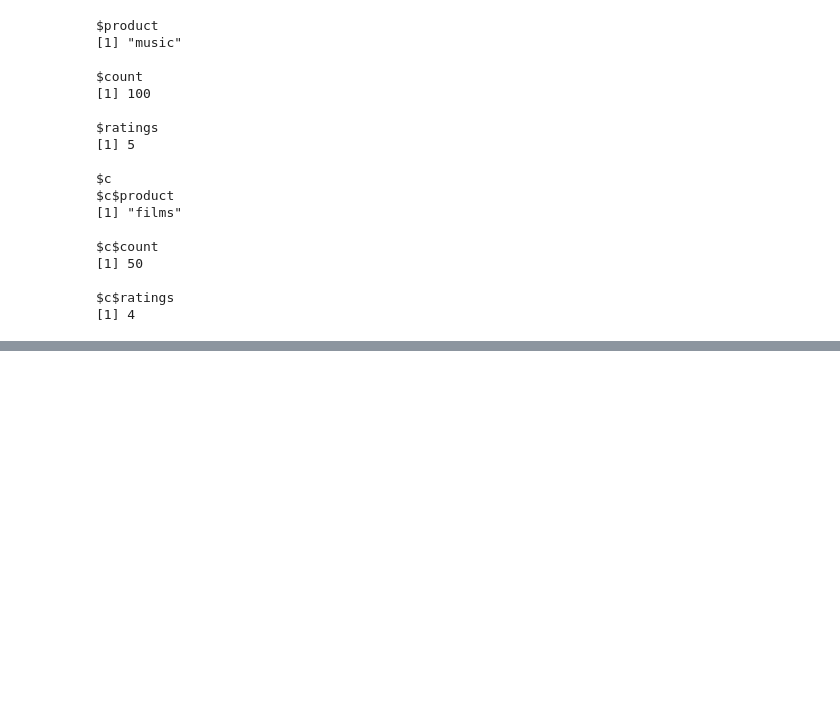
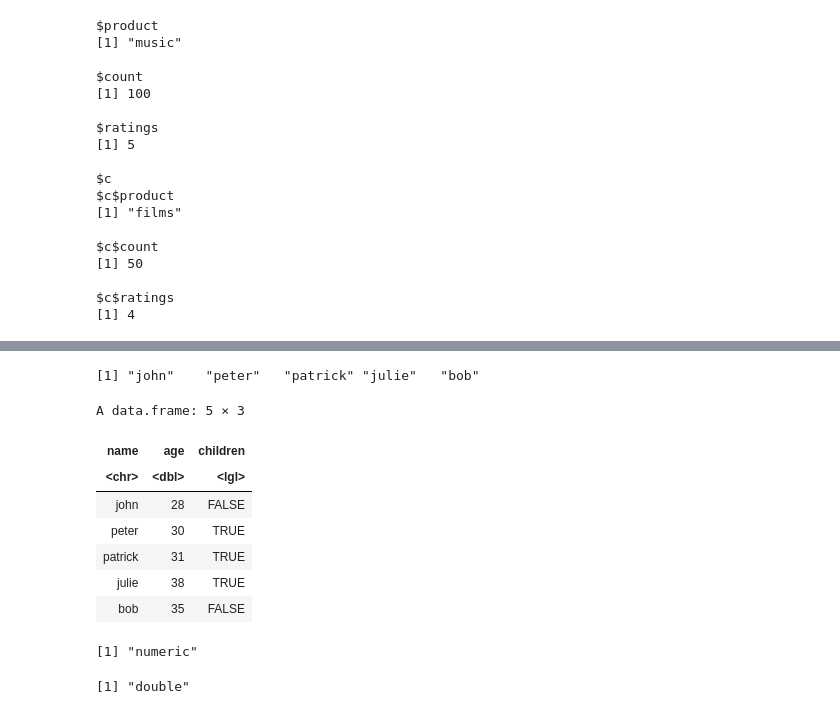
Before and after one commit to qslia/R_Practice, a Jupyter notebook: notebooks/basic3.ipynb, the cells around one changed output, grey strips where cells are left out. Saved outputs shown, nothing was run; the diff lists cells and outputs as text; code cells hidden in the pictures; blank space fills up the shorter version.

```diff
--- a/notebooks/basic3.ipynb
+++ b/notebooks/basic3.ipynb
@@ -239,0 +458,27 @@ $c$ratings
+# %%
+name <- c('john', 'peter', 'patrick', 'julie', 'bob')
+name
+# %% [output]
+[1] "john"    "peter"   "patrick" "julie"   "bob"
+# %%
+age <- c(28, 30, 31, 38, 35)
+children <- c(FALSE, TRUE, TRUE, TRUE, FALSE)
+df <- data.frame(name, age, children)
+df
+# %% [output]
+A data.frame: 5 × 3
+| name | age | children |
+| <chr> | <dbl> | <lgl> |
+| john | 28 | FALSE |
+| peter | 30 | TRUE |
+| patrick | 31 | TRUE |
+| julie | 38 | TRUE |
+| bob | 35 | FALSE |
+# %%
+class(age)
+# %% [output]
+[1] "numeric"
+# %%
+typeof(age)
+# %% [output]
+[1] "double"
```
Also changed, not shown: parts of 38 cells of this notebook.
